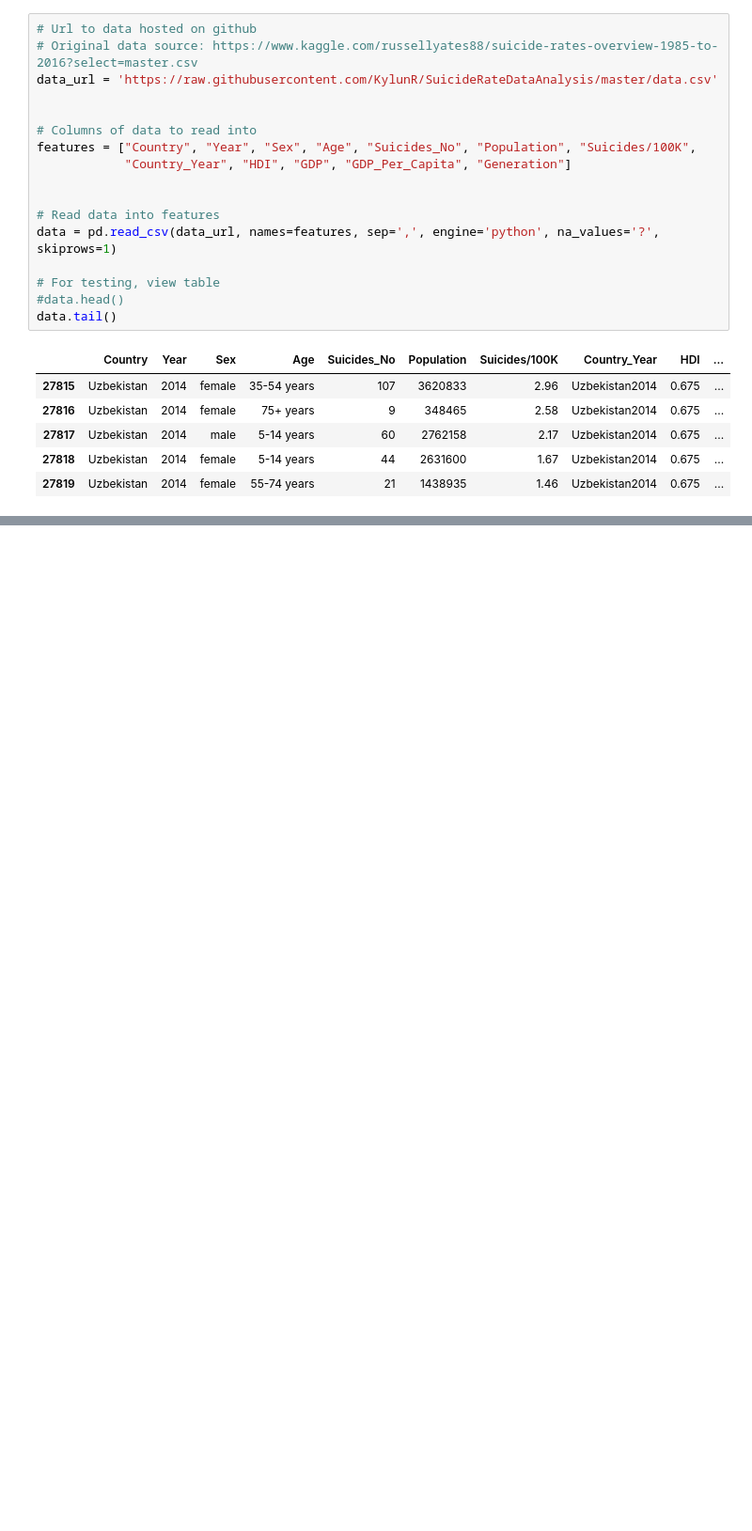
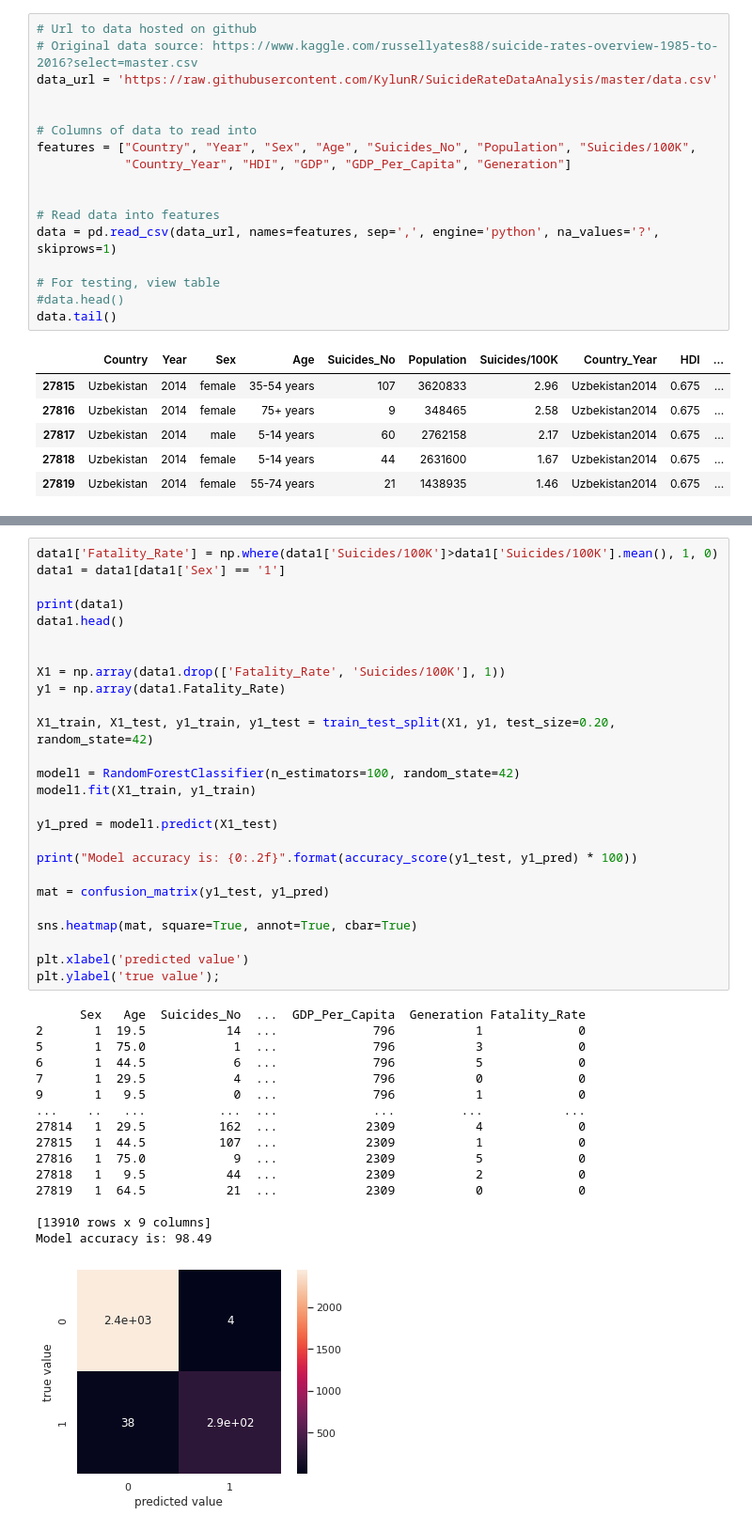
Before and after one commit to kylunr/SuicideRateDataAnalysis, a Jupyter notebook: SuicideRateAnalysis.ipynb, the cells around one changed output, grey strips where cells are left out. Shown at 94% size. Cells and saved outputs as stored; diff of their text form; blank space fills up the shorter version.

```diff
--- a/SuicideRateAnalysis.ipynb
+++ b/SuicideRateAnalysis.ipynb
@@ -110,0 +252,43 @@ plt.ylabel('true value');
+# %%
+data1['Fatality_Rate'] = np.where(data1['Suicides/100K']>data1['Suicides/100K'].mean(), 1, 0)
+data1 = data1[data1['Sex'] == '1']
+
+print(data1)
+data1.head()
+
+
+X1 = np.array(data1.drop(['Fatality_Rate', 'Suicides/100K'], 1))
+y1 = np.array(data1.Fatality_Rate)
+
+X1_train, X1_test, y1_train, y1_test = train_test_split(X1, y1, test_size=0.20, random_state=42)
+
+model1 = RandomForestClassifier(n_estimators=100, random_state=42)
+model1.fit(X1_train, y1_train)
+
+y1_pred = model1.predict(X1_test)
+
+print("Model accuracy is: {0:.2f}".format(accuracy_score(y1_test, y1_pred) * 100))
+
+mat = confusion_matrix(y1_test, y1_pred)
+
+sns.heatmap(mat, square=True, annot=True, cbar=True)
+
+plt.xlabel('predicted value')
+plt.ylabel('true value');
+# %% [output]
+      Sex   Age  Suicides_No  ...  GDP_Per_Capita  Generation Fatality_Rate
+2       1  19.5           14  ...             796           1             0
+5       1  75.0            1  ...             796           3             0
+6       1  44.5            6  ...             796           5             0
+7       1  29.5            4  ...             796           0             0
+9       1   9.5            0  ...             796           1             0
+...    ..   ...          ...  ...             ...         ...           ...
+27814   1  29.5          162  ...            2309           4             0
+27815   1  44.5          107  ...            2309           1             0
+27816   1  75.0            9  ...            2309           5             0
+27818   1   9.5           44  ...            2309           2             0
+27819   1  64.5           21  ...            2309           0             0
+
+[13910 rows x 9 columns]
+Model accuracy is: 98.49
+[figure, added]
```
Also changed, not shown: parts of 25 cells of this notebook.
